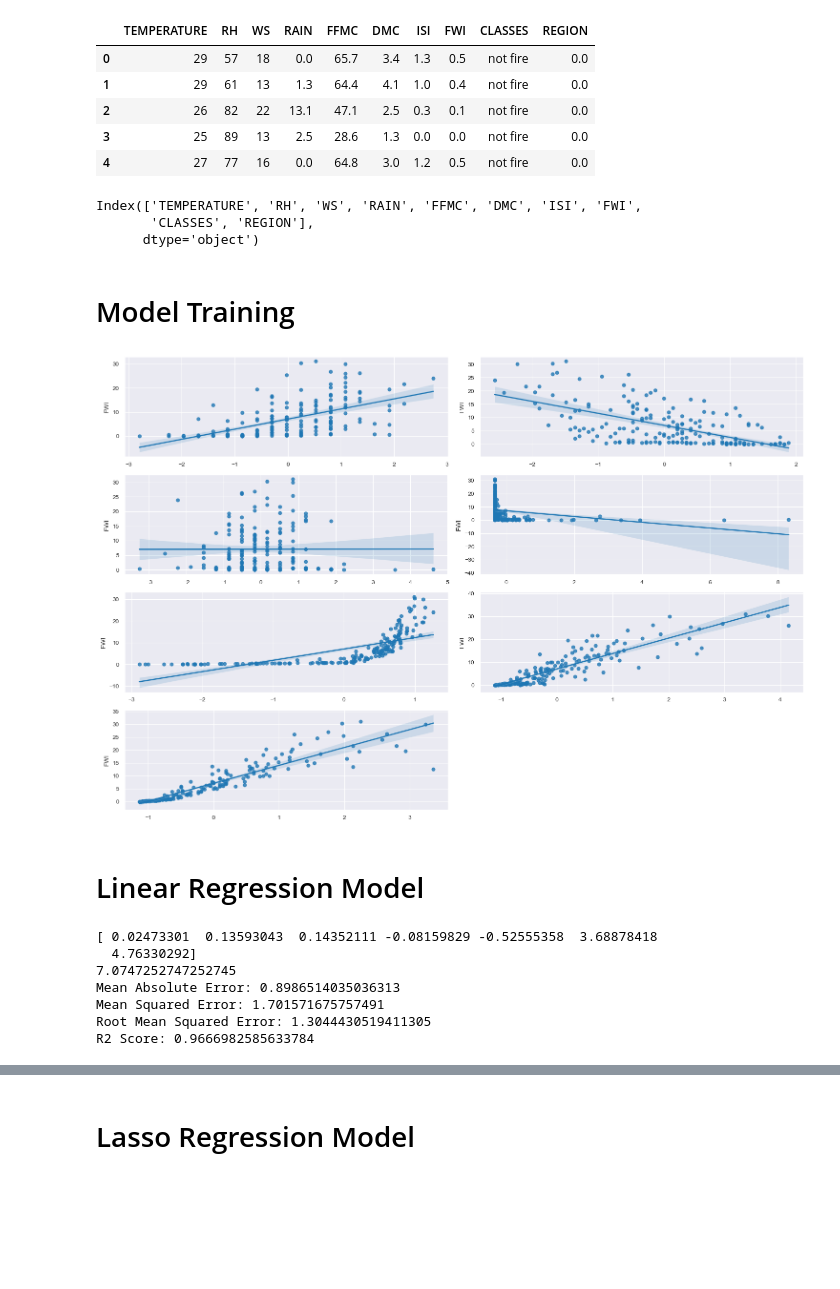
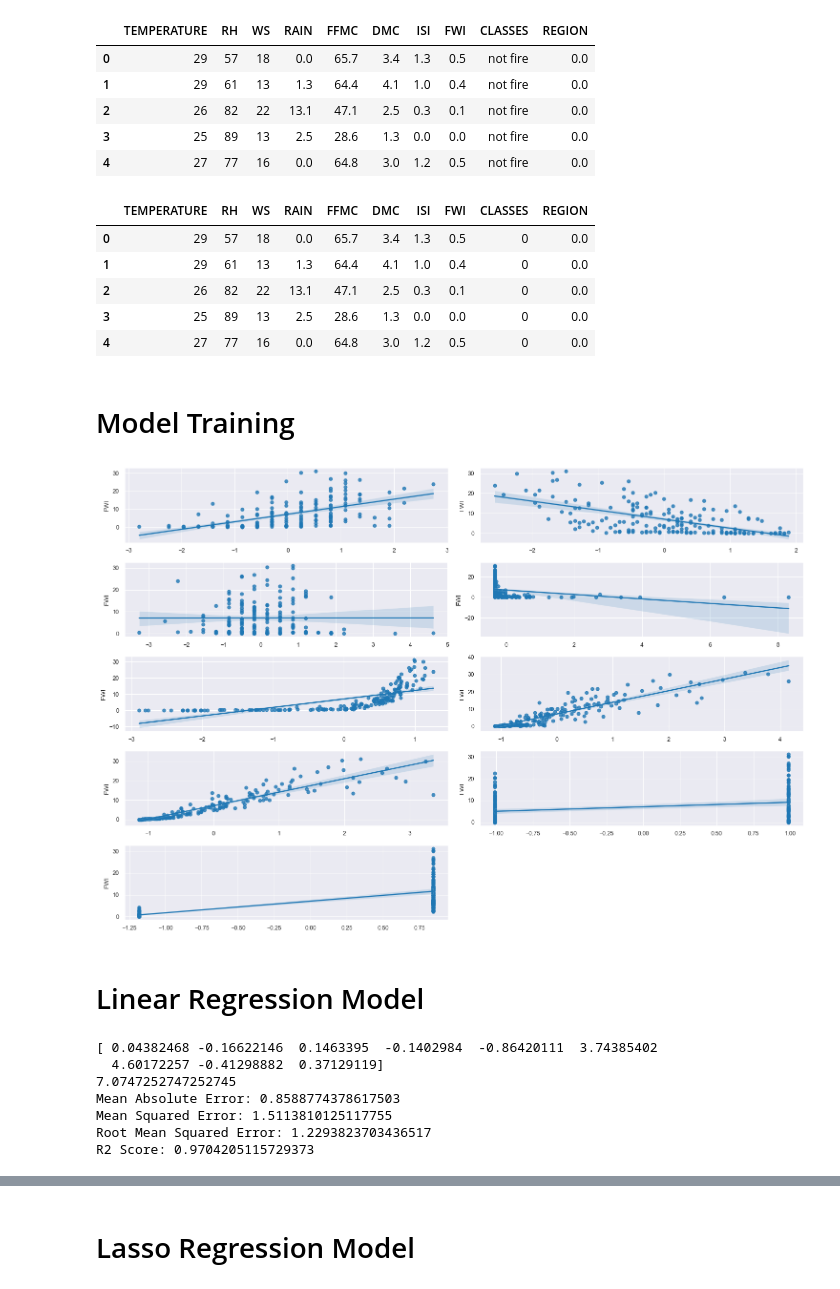
Before and after one commit to Pavan-kumar-60/firePrediction, a Jupyter notebook: notebook/fire_prediction.ipynb, the cells around one changed output, grey strips where cells are left out. Saved outputs shown, nothing was run; the diff lists cells and outputs as text; code cells hidden in the pictures; blank space fills up the shorter version.

```diff
--- a/notebook/fire_prediction.ipynb
+++ b/notebook/fire_prediction.ipynb
@@ -352,12 +352,18 @@ df.head()
 | 2 | 26 | 82 | 22 | 13.1 | 47.1 | 2.5 | 0.3 | 0.1 | not fire | 0.0 |
 | 3 | 25 | 89 | 13 | 2.5 | 28.6 | 1.3 | 0.0 | 0.0 | not fire | 0.0 |
 | 4 | 27 | 77 | 16 | 0.0 | 64.8 | 3.0 | 1.2 | 0.5 | not fire | 0.0 |
+# %%
+df.loc[df['CLASSES']=='not fire', 'CLASSES'] = 0
+df.loc[df['CLASSES']=='fire', 'CLASSES'] = 1
 # %%
-df.columns
+df.head()
 # %% [output]
-Index(['TEMPERATURE', 'RH', 'WS', 'RAIN', 'FFMC', 'DMC', 'ISI', 'FWI',
-       'CLASSES', 'REGION'],
-      dtype='object')
+|  | TEMPERATURE | RH | WS | RAIN | FFMC | DMC | ISI | FWI | CLASSES | REGION |
+| 0 | 29 | 57 | 18 | 0.0 | 65.7 | 3.4 | 1.3 | 0.5 | 0 | 0.0 |
+| 1 | 29 | 61 | 13 | 1.3 | 64.4 | 4.1 | 1.0 | 0.4 | 0 | 0.0 |
+| 2 | 26 | 82 | 22 | 13.1 | 47.1 | 2.5 | 0.3 | 0.1 | 0 | 0.0 |
+| 3 | 25 | 89 | 13 | 2.5 | 28.6 | 1.3 | 0.0 | 0.0 | 0 | 0.0 |
+| 4 | 27 | 77 | 16 | 0.0 | 64.8 | 3.0 | 1.2 | 0.5 | 0 | 0.0 |
 # %% [markdown]
 # Model Training
 # %%
@@ -373,7 +379,7 @@ Index(['TEMPERATURE', 'RH', 'WS', 'RAIN', 'FFMC', 'DMC', 'ISI', 'FWI',
 # - FFMC: the Fine Fuel Moisture Code of the environment
 # - DMC: the Duff Moisture Code of the environment
 # - ISI: the Initial Spread Index of the environment
-x = df[['TEMPERATURE', 'RH', 'WS', 'RAIN', 'FFMC', 'DMC', 'ISI']]
+x = df[['TEMPERATURE', 'RH', 'WS', 'RAIN', 'FFMC', 'DMC', 'ISI','REGION','CLASSES']]
 
 # The dependent variable is the FWI (Fire Weather Index) of the environment
 # This is the target we are trying to predict
@@ -404,31 +410,31 @@ x_test = std.transform(x_test)
 # %%
 # This code is used to create a scatter plot matrix of the independent variables
 # against the dependent variable. This is useful for visualizing the relationships
 # between the variables.
 #
 # The scatter plot matrix is created using the seaborn library and the
 # regplot() function. The regplot() function creates a scatter plot with an
 # optional regression line. The x parameter is the independent variable, and the
 # y parameter is the dependent variable.
 #
 # The tight_layout() function is used to ensure that the subplots do not overlap
 # with each other.
 #
 # The show() function is used to display the plot.
 
 plt.figure(figsize=(15,10))
 # Create a subplot for each independent variable
 for i in range(x_train.shape[1]):
-    plt.subplot(4,2,i+1)
+    plt.subplot(5,2,i+1)
     # Create a scatter plot of the independent variable against the dependent
     # variable
     sns.regplot(x=x_train[:,i], y=y_train)
     # Ensure that the subplots do not overlap
     plt.tight_layout()
 # Display the plot
 plt.show()
 # %% [output]
-[figure, old version]
+[figure, new version]
 # %% [markdown]
 # Linear Regression Model
 # %%
@@ -460,13 +466,13 @@ print("Root Mean Squared Error:", np.sqrt(metrics.mean_squared_error(y_test, y_p
 # Print the R2 score of the predictions
 print("R2 Score:", metrics.r2_score(y_test, y_pred))
 # %% [output]
-[ 0.02473301  0.13593043  0.14352111 -0.08159829 -0.52555358  3.68878418
-  4.76330292]
+[ 0.04382468 -0.16622146  0.1463395  -0.1402984  -0.86420111  3.74385402
+  4.60172257 -0.41298882  0.37129119]
 7.0747252747252745
-Mean Absolute Error: 0.8986514035036313
-Mean Squared Error: 1.701571675757491
-Root Mean Squared Error: 1.3044430519411305
-R2 Score: 0.9666982585633784
+Mean Absolute Error: 0.8588774378617503
+Mean Squared Error: 1.5113810125117755
+Root Mean Squared Error: 1.2293823703436517
+R2 Score: 0.9704205115729373
 # %%
 sns.scatterplot(x=y_test, y=y_pred)
 # %% [output]
```
Also changed, not shown: parts of 10 cells of this notebook, 8 other files.
